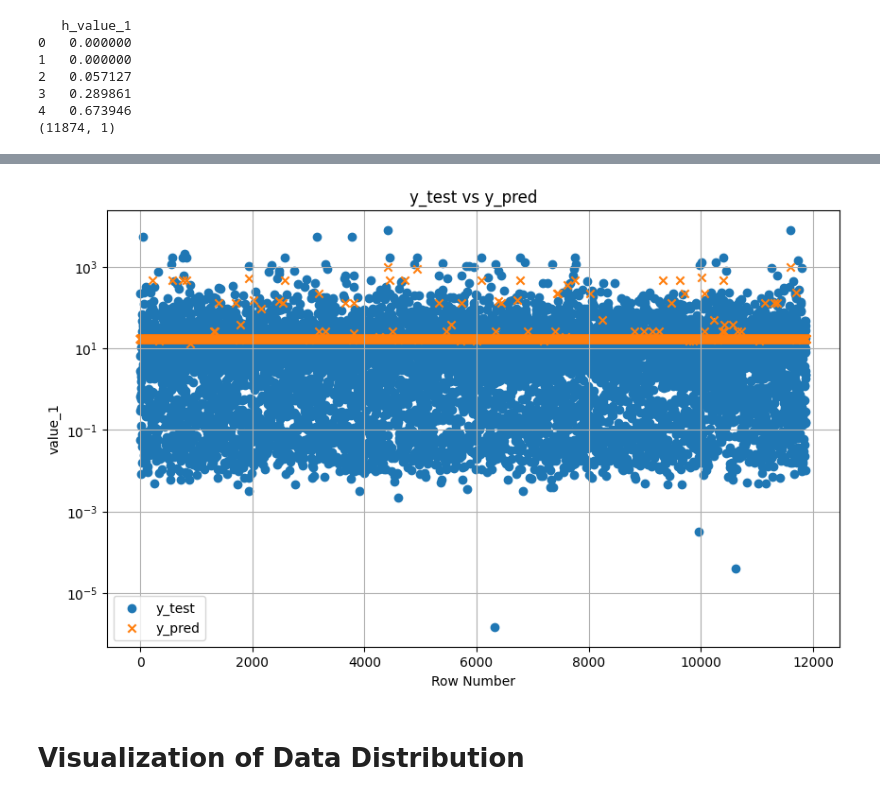
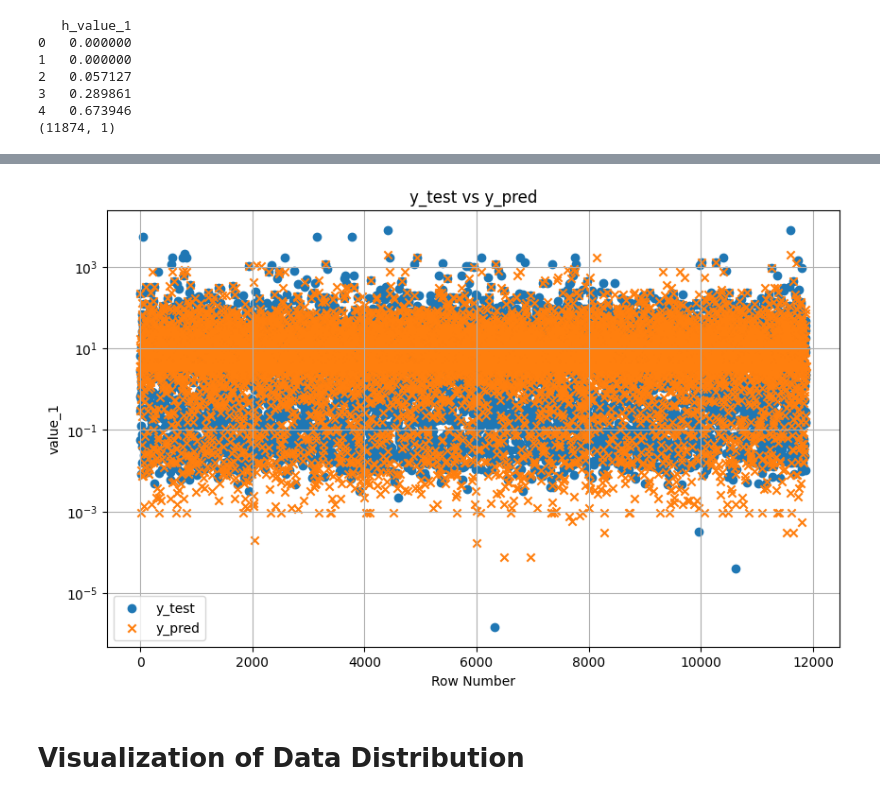
Before and after one commit to munif/epi-thesis, a Jupyter notebook: workflow/03. Encoding New Dataset, XGBoost/Prediction Visualization.ipynb, the cells around one changed output, grey strips where cells are left out. Cells and saved outputs as stored; diff of their text form; code cells hidden in the pictures.

Commit message:
Updating the XGBoost hyperparameter tuning and prediction visualization.

```diff
--- a/workflow/03. Encoding New Dataset, XGBoost/Prediction Visualization.ipynb
+++ b/workflow/03. Encoding New Dataset, XGBoost/Prediction Visualization.ipynb
@@ -8,7 +8,7 @@ datapath = "/group/pmc021/amunif/epi-thesis/scripts/shell/slurm/workflow/"
 # %%
 dataset_path = "/group/pmc021/amunif/epi-thesis/dataset/"
 # %%
-y_test = pd.read_csv(f"{datapath}y_test.csv")
+y_test = pd.read_csv(f"{datapath}y_test_10000.csv")
 print(y_test.head())
 print(y_test.shape)
 # %% [output]
@@ -20,7 +20,7 @@ print(y_test.shape)
 4   0.673946
 (11874, 1)
 # %%
-y_pred = pd.read_csv(f"{datapath}y_pred.csv")
+y_pred = pd.read_csv(f"{datapath}y_pred_10000.csv")
 print(y_pred.head())
 print(y_pred.shape)
 # %% [output]
@@ -33 +33,4 @@ print(y_pred.shape)
 (11874, 1)
+# %%
+y_concat = pd.concat([y_test, y_pred], axis=1)
+y_concat.head()
@@ -33,0 +44,3 @@ print(y_pred.shape)
+# %%
+y_concat.sort_values(by=['h_value_1', '0'], inplace=True)
+y_concat.head()
@@ -34,18 +54,22 @@ print(y_pred.shape)
 # %%
 # Plotting
 plt.figure(figsize=(10, 6))
-plt.scatter(y_test.index, y_test, label='y_test', marker='o')
-plt.scatter(y_pred.index, y_pred, label='y_pred', marker='x')
+plt.scatter(y_concat.index, y_concat['h_value_1'], label='y_test', marker='o')
+plt.scatter(y_concat.index, y_concat['0'], label='y_pred', marker='x')
 
 plt.xlabel('Row Number')
 plt.ylabel('value_1')
 plt.yscale('log', base=10)
 plt.title('y_test vs y_pred')
 plt.legend()
 plt.grid(True)
+
+# Save the plot to a file
+plt.savefig('y_test_vs_y_pred.png')
+
 plt.show()
 # %% [output]
-[figure, old version]
+[figure, new version]
 # %% [markdown]
 # Visualization of Data Distribution
 # %%
```
Also changed, not shown: parts of 6 cells of this notebook, 4 other files.
